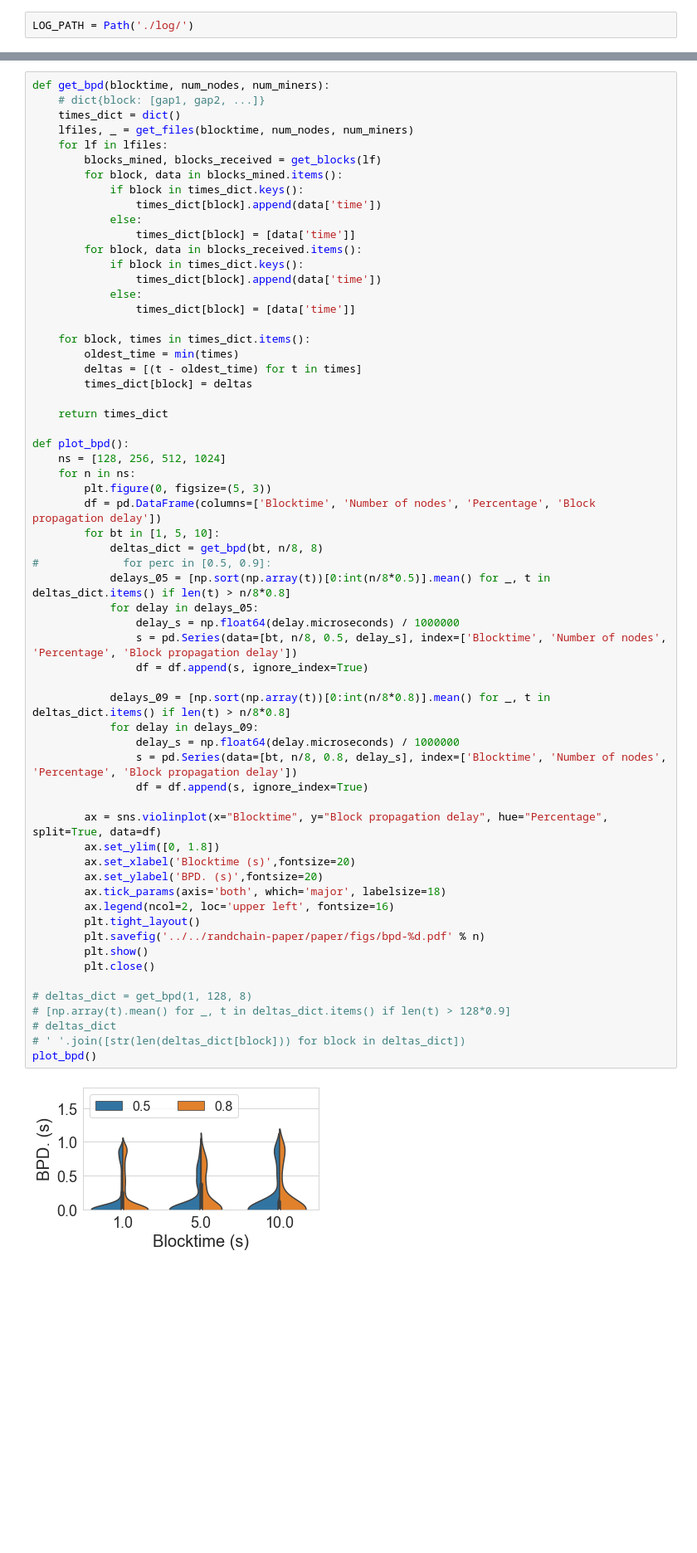
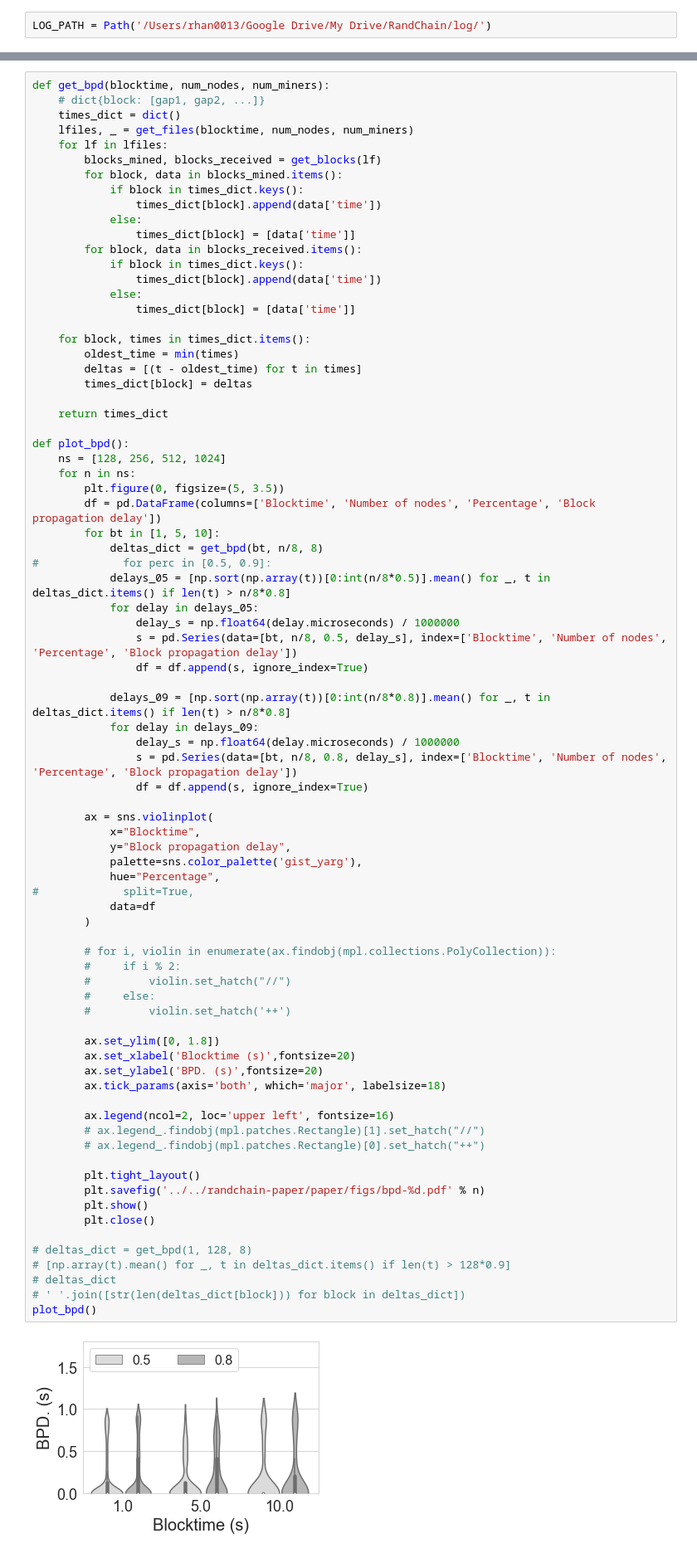
Before and after one commit to rand-chain/rust-randchain-prototype, a Jupyter notebook: evaluation/analysis.ipynb, the cells around one changed output, grey strips where cells are left out. Shown at 83% size. Cells and saved outputs as stored; diff of their text form; blank space fills up the shorter version.

Commit message:
greyscale figures

```diff
--- a/evaluation/analysis.ipynb
+++ b/evaluation/analysis.ipynb
@@ -12,7 +13,7 @@ from scipy.stats import norm
 
 sns.set_style("whitegrid")
 # %%
-LOG_PATH = Path('./log/')
+LOG_PATH = Path('/Users/rhan0013/Google Drive/My Drive/RandChain/log/')
 # %%
 def get_files(blocktime, num_nodes, num_miners, long=False):
     log_folder = '%d_%d_%d' % (blocktime, num_nodes, num_miners)
@@ -111,38 +112,56 @@ def get_bpd(blocktime, num_nodes, num_miners):
 def plot_bpd():
     ns = [128, 256, 512, 1024]
     for n in ns:
-        plt.figure(0, figsize=(5, 3))
+        plt.figure(0, figsize=(5, 3.5))
         df = pd.DataFrame(columns=['Blocktime', 'Number of nodes', 'Percentage', 'Block propagation delay'])
         for bt in [1, 5, 10]:
             deltas_dict = get_bpd(bt, n/8, 8)
 #             for perc in [0.5, 0.9]:
             delays_05 = [np.sort(np.array(t))[0:int(n/8*0.5)].mean() for _, t in deltas_dict.items() if len(t) > n/8*0.8]
             for delay in delays_05:
                 delay_s = np.float64(delay.microseconds) / 1000000
                 s = pd.Series(data=[bt, n/8, 0.5, delay_s], index=['Blocktime', 'Number of nodes', 'Percentage', 'Block propagation delay'])
                 df = df.append(s, ignore_index=True)
 
             delays_09 = [np.sort(np.array(t))[0:int(n/8*0.8)].mean() for _, t in deltas_dict.items() if len(t) > n/8*0.8]
             for delay in delays_09:
                 delay_s = np.float64(delay.microseconds) / 1000000
                 s = pd.Series(data=[bt, n/8, 0.8, delay_s], index=['Blocktime', 'Number of nodes', 'Percentage', 'Block propagation delay'])
                 df = df.append(s, ignore_index=True)
 
-        ax = sns.violinplot(x="Blocktime", y="Block propagation delay", hue="Percentage", split=True, data=df)
+        ax = sns.violinplot(
+            x="Blocktime",
+            y="Block propagation delay",
+            palette=sns.color_palette('gist_yarg'),
+            hue="Percentage",
+#             split=True,
+            data=df
+        )
+
+        # for i, violin in enumerate(ax.findobj(mpl.collections.PolyCollection)):
+        #     if i % 2:
+        #         violin.set_hatch("//")
+        #     else:
+        #         violin.set_hatch('++')
+
         ax.set_ylim([0, 1.8])
         ax.set_xlabel('Blocktime (s)',fontsize=20)
         ax.set_ylabel('BPD. (s)',fontsize=20)
         ax.tick_params(axis='both', which='major', labelsize=18)
+
         ax.legend(ncol=2, loc='upper left', fontsize=16)
+        # ax.legend_.findobj(mpl.patches.Rectangle)[1].set_hatch("//")
+        # ax.legend_.findobj(mpl.patches.Rectangle)[0].set_hatch("++")
+
         plt.tight_layout()
         plt.savefig('../../randchain-paper/paper/figs/bpd-%d.pdf' % n)
         plt.show()
         plt.close()
 
 # deltas_dict = get_bpd(1, 128, 8)
 # [np.array(t).mean() for _, t in deltas_dict.items() if len(t) > 128*0.9]
 # deltas_dict
 # ' '.join([str(len(deltas_dict[block])) for block in deltas_dict])
 plot_bpd()
 # %% [output]
-[figure, old version]
+[figure, new version]
```
Also changed, not shown: parts of 5 cells of this notebook.
